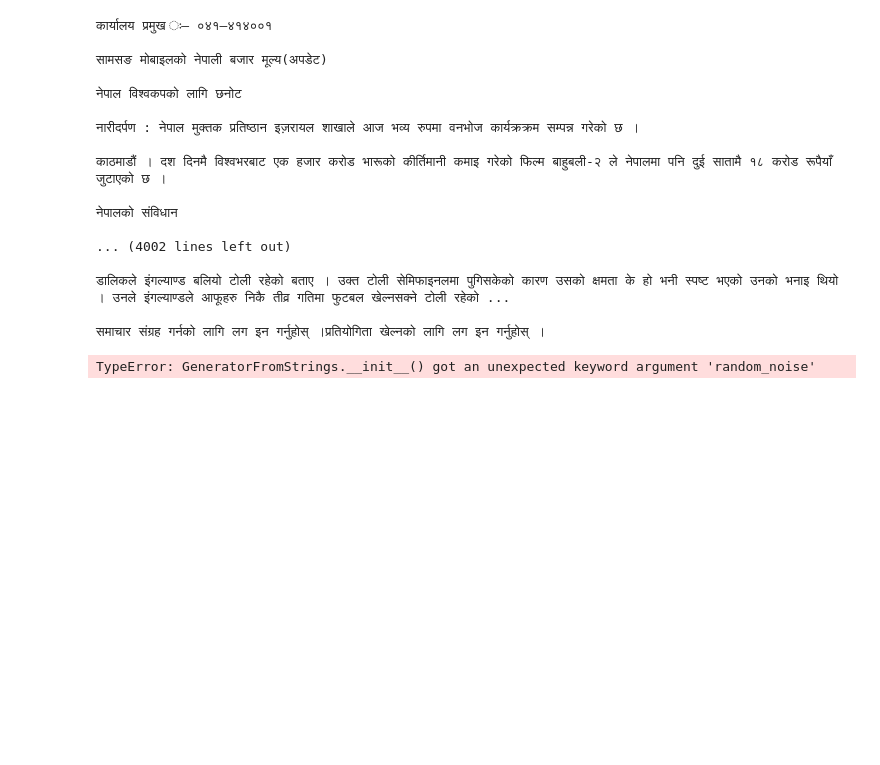
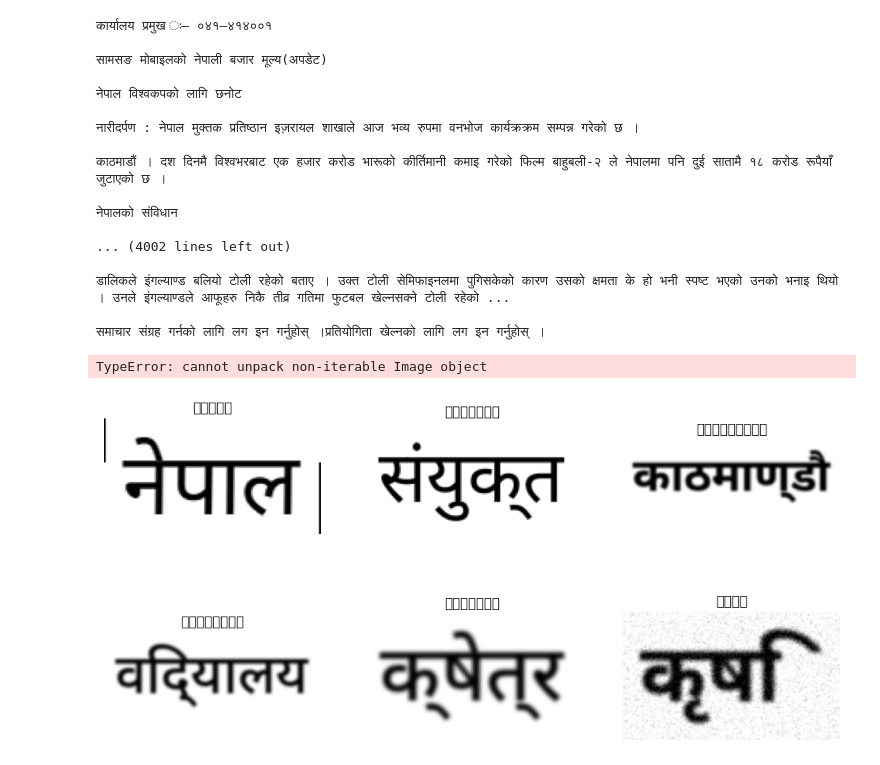
Before and after one commit to st126522-rgb/devangari-ocr, a Jupyter notebook: analysis.ipynb, the cells around one changed output. Cells and saved outputs as stored; diff of their text form; code cells hidden in the pictures; blank space fills up the shorter version.

```diff
--- a/analysis.ipynb
+++ b/analysis.ipynb
@@ -233,13 +209,17 @@ fonts = [
 test_strings = ["नेपाल", "संयुक्त", "काठमाण्डौ", "विद्यालय", "क्षेत्र", "कृषि"]
 
 gen = GeneratorFromStrings(
-    strings=texts,
-    fonts=fonts,       # <-- random per sample
+    strings=test_strings,
+    fonts=fonts,
     size=42,
-    random_blur=True,
-    random_noise=True,
-    random_distortion=True,
-    random_rotate=True,
+    margins=(5, 5, 5, 5),
+
+    # TRDG-supported augmentations
+    blur=1,                        # slight blur
+    random_skew=True,             # TRDG supports this
+    skewing_angle=5,              # small skew
+    distorsion_type=1,            # 1 = sin curve distortion
+    distorsion_orientation=0,     # horizontal
 )
 
 images = []
@@ -249,14 +229,12 @@ for i, (img, label) in zip(range(6), gen):
     images.append(img)
     labels.append(label)
 
-# show results
 plt.figure(figsize=(12,6))
 for i in range(6):
     plt.subplot(2,3,i+1)
     plt.imshow(images[i])
     plt.title(labels[i])
     plt.axis("off")
-
 plt.show()
 # %% [output]
-TypeError: GeneratorFromStrings.__init__() got an unexpected keyword argument 'random_noise'
+TypeError: cannot unpack non-iterable Image object
@@ -262,0 +321,41 @@ TypeError: GeneratorFromStrings.__init__() got an unexpected keyword argument 'r
+# %%
+
+import matplotlib.pyplot as plt
+
+fonts = [
+    r"C:\Users\gaurav\OneDrive\Desktop\Computer Vision\fonts\NotoSansDevanagari-Regular.ttf",
+    r"C:\Users\gaurav\OneDrive\Desktop\Computer Vision\fonts\NotoSansDevanagari-Medium.ttf",
+    r"C:\Users\gaurav\OneDrive\Desktop\Computer Vision\fonts\NotoSansDevanagari-Bold.ttf",
+
+]
+
+
+
+test_strings = ["नेपाल", "संयुक्त", "काठमाण्डौ", "विद्यालय", "क्षेत्र", "कृषि"]
+
+gen = SimpleOCRGenerator(
+    strings=test_strings,
+    fonts=fonts,
+    size=48,
+    img_height=64,
+    padding=10,
+    blur_prob=0.3,
+    noise_prob=0.3,
+    skew_prob=0.3,
+)
+
+images, labels = [], []
+
+for img, label in gen:
+    images.append(img)
+    labels.append(label)
+
+plt.figure(figsize=(12,6))
+for i in range(6):
+    plt.subplot(2,3,i+1)
+    plt.imshow(images[i], cmap="gray")
+    plt.title(labels[i])
+    plt.axis("off")
+plt.show()
+# %% [output]
+[figure, added]
```
Also changed, not shown: parts of 9 cells of this notebook.
